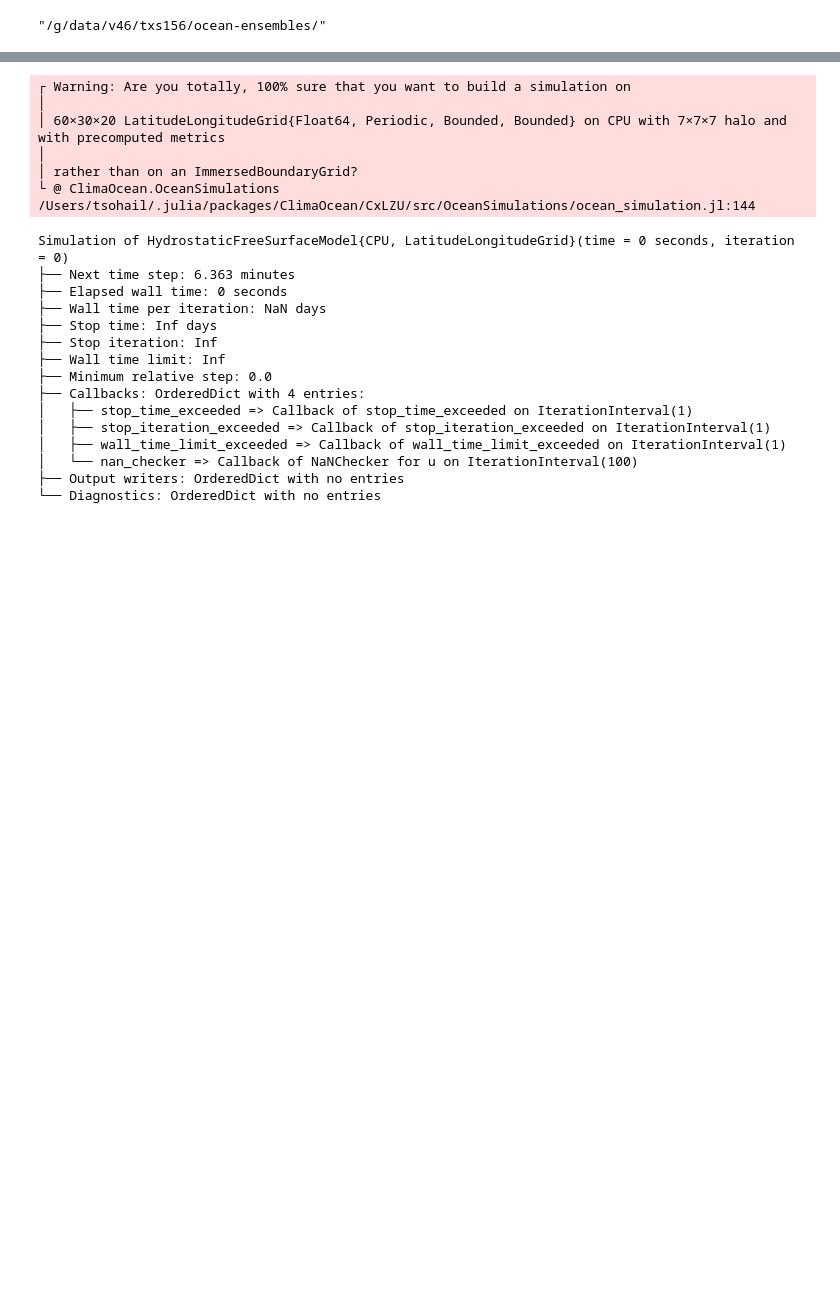
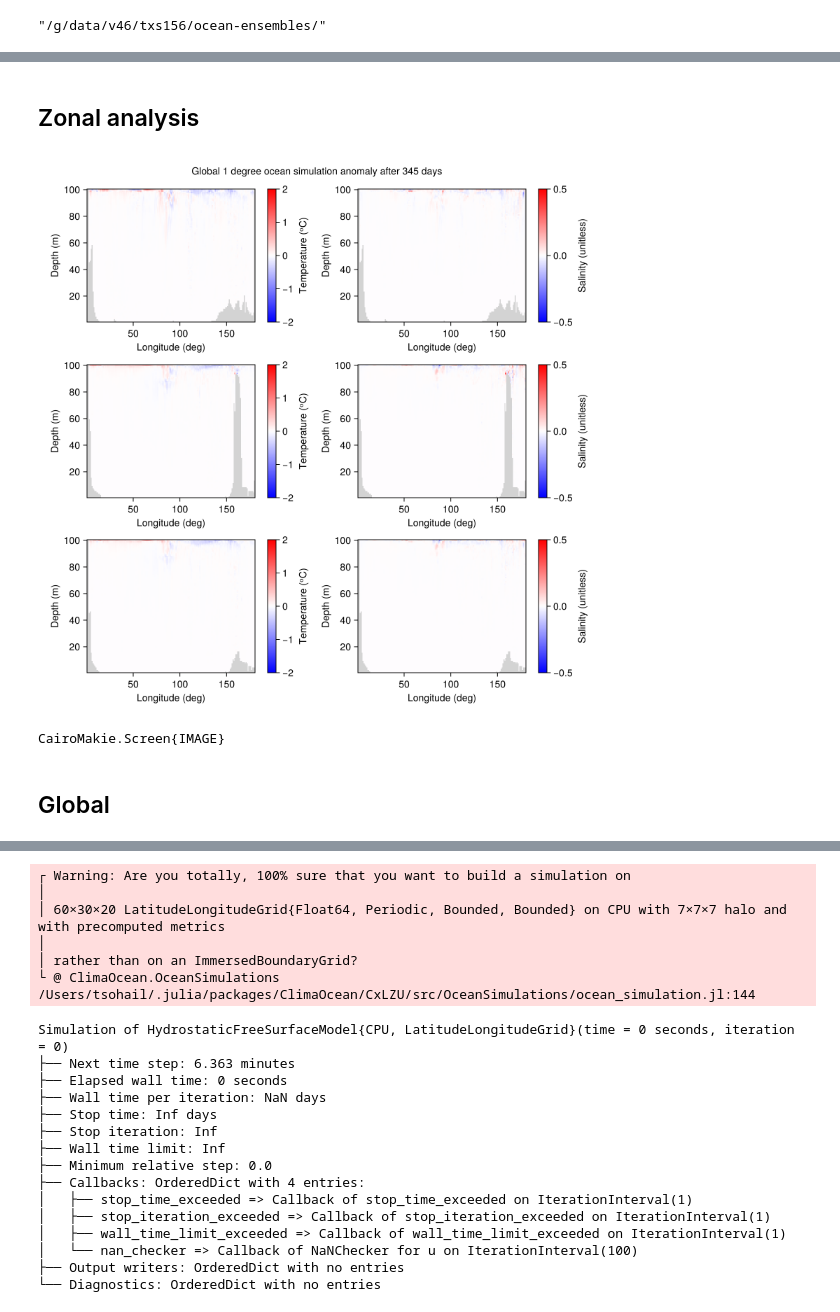
Before and after one commit to taimoorsohail/ocean-ensembles, a Jupyter notebook: notebooks/GPU_run_check.ipynb, the cells around one changed output, grey strips where cells are left out. Cells and saved outputs as stored; diff of their text form; code cells hidden in the pictures; blank space fills up the shorter version.

```diff
--- a/notebooks/GPU_run_check.ipynb
+++ b/notebooks/GPU_run_check.ipynb
@@ -73,0 +155,61 @@ end
+# %% [markdown]
+## Zonal analysis
+# %%
+fig = Figure(size = (800, 800))
+# axs = Axis(fig[1, 1], xlabel="Longitude (deg)", ylabel="Latitude (deg)")
+
+time_slice = 69
+
+times = int_za["S_atlantic"].times
+
+S_avg_atl_init = view(interior(int_za["S_atlantic"][time_slice]/int_za["dV_atlantic"][time_slice]), 1, :, :)
+S_avg_ipac_init = view(interior(int_za["S_pacific"][time_slice]/int_za["dV_pacific"][time_slice]), 1, :, :)
+S_avg_glob_init = view(interior(int_za["S_global"][time_slice]/int_za["dV_global"][time_slice]), 1, :, :)
+T_avg_atl_init = view(interior(int_za["T_atlantic"][time_slice]/int_za["dV_atlantic"][time_slice]), 1, :, :)
+T_avg_ipac_init = view(interior(int_za["T_pacific"][time_slice]/int_za["dV_pacific"][time_slice]), 1, :, :)
+T_avg_glob_init = view(interior(int_za["T_global"][time_slice]/int_za["dV_global"][time_slice]), 1, :, :)
+
+time_slice = 70
+
+S_avg_atl = view(interior(int_za["S_atlantic"][time_slice]/int_za["dV_atlantic"][time_slice]), 1, :, :)
+S_avg_ipac = view(interior(int_za["S_pacific"][time_slice]/int_za["dV_pacific"][time_slice]), 1, :, :)
+S_avg_glob = view(interior(int_za["S_global"][time_slice]/int_za["dV_global"][time_slice]), 1, :, :)
+T_avg_atl = view(interior(int_za["T_atlantic"][time_slice]/int_za["dV_atlantic"][time_slice]), 1, :, :)
+T_avg_ipac = view(interior(int_za["T_pacific"][time_slice]/int_za["dV_pacific"][time_slice]), 1, :, :)
+T_avg_glob = view(interior(int_za["T_global"][time_slice]/int_za["dV_global"][time_slice]), 1, :, :)
+
+title = string("Global 1 degree ocean simulation anomaly after ",
+                         prettytime(times[time_slice] - times[1]))
+
+axs = Axis(fig[1, 1], xlabel="Longitude (deg)", ylabel="Depth (m)")
+hm = heatmap!(axs, T_avg_atl - T_avg_atl_init, colorrange = (-2,2), colormap = :bwr, nan_color=:lightgray)
+Colorbar(fig[1, 2], hm, label = "Temperature (ᵒC)")
+
+axs = Axis(fig[2, 1], xlabel="Longitude (deg)", ylabel="Depth (m)")
+hm = heatmap!(axs, T_avg_ipac - T_avg_ipac_init, colorrange = (-2,2), colormap = :bwr, nan_color=:lightgray)
+Colorbar(fig[2, 2], hm, label = "Temperature (ᵒC)")
+
+axs = Axis(fig[3, 1], xlabel="Longitude (deg)", ylabel="Depth (m)")
+hm = heatmap!(axs, T_avg_glob - T_avg_glob_init, colorrange = (-2,2), colormap = :bwr, nan_color=:lightgray)
+Colorbar(fig[3, 2], hm, label = "Temperature (ᵒC)")
+
+axs = Axis(fig[1, 3], xlabel="Longitude (deg)", ylabel="Depth (m)")
+hm = heatmap!(axs, S_avg_atl - S_avg_atl_init, colorrange = (-0.5, 0.5), colormap = :bwr, nan_color=:lightgray)
+Colorbar(fig[1, 4], hm, label = "Salinity (unitless)")
+
+axs = Axis(fig[2, 3], xlabel="Longitude (deg)", ylabel="Depth (m)")
+hm = heatmap!(axs, S_avg_ipac - S_avg_ipac_init, colorrange = (-0.5, 0.5), colormap = :bwr, nan_color=:lightgray)
+Colorbar(fig[2, 4], hm, label = "Salinity (unitless)")
+
+axs = Axis(fig[3, 3], xlabel="Longitude (deg)", ylabel="Depth (m)")
+hm = heatmap!(axs, S_avg_glob - S_avg_glob_init, colorrange = (-0.5, 0.5), colormap = :bwr, nan_color=:lightgray)
+Colorbar(fig[3, 4], hm, label = "Salinity (unitless)")
+
+Label(fig[0, :], title)
+
+display(fig)
+# %% [output]
+[figure, added]
+CairoMakie.Screen{IMAGE}
+# %% [markdown]
+## Global
```
Also changed, not shown: parts of 10 cells of this notebook, 1 other file.
